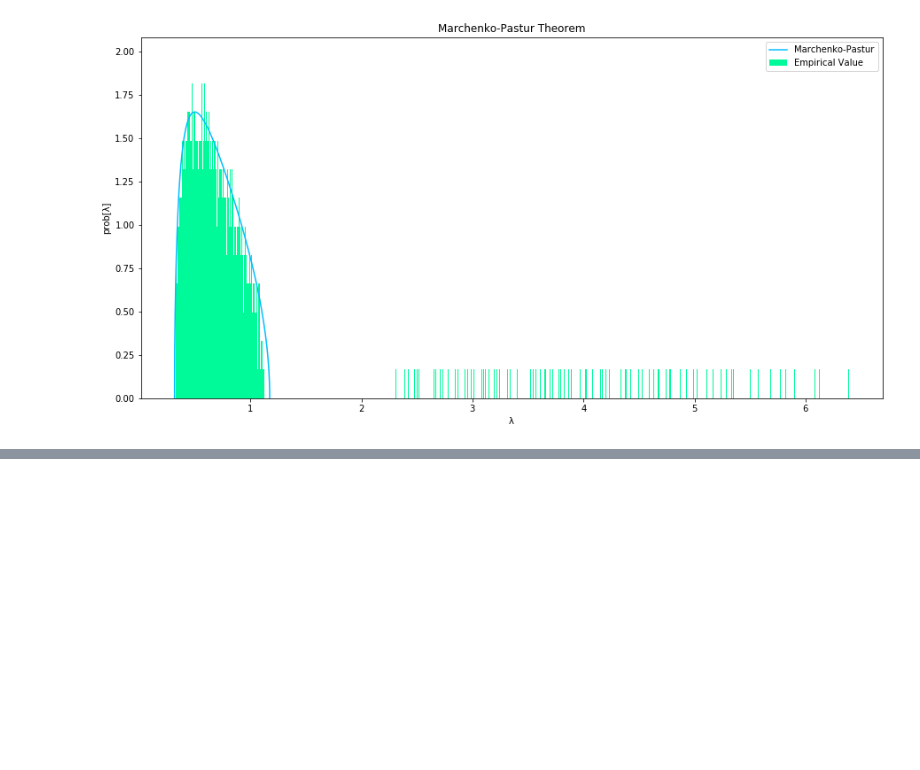
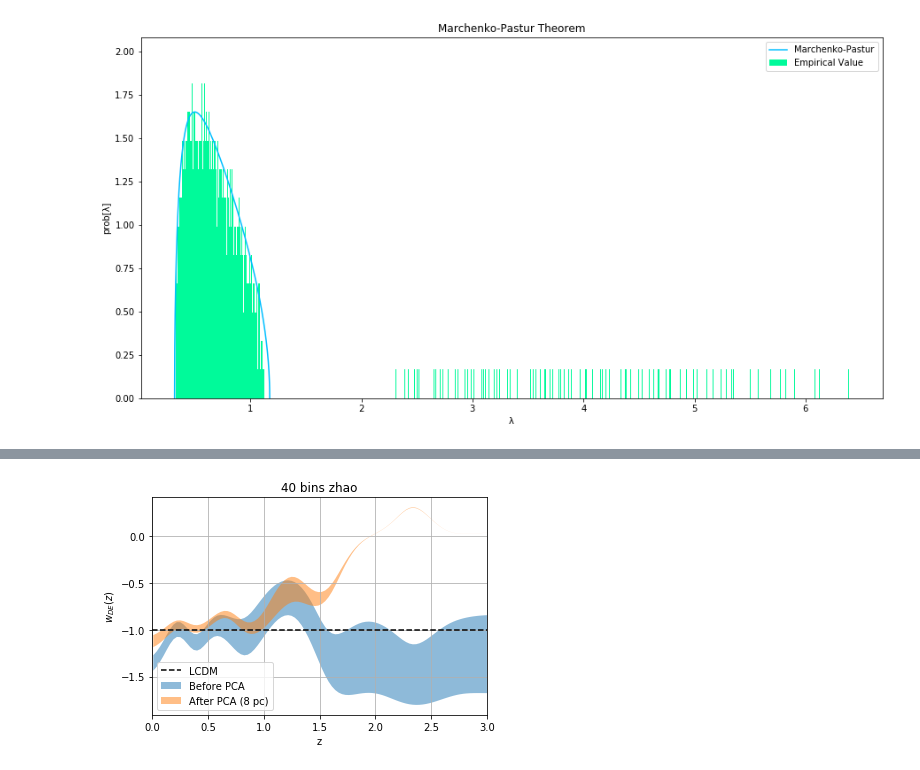
Before and after one commit to la-escamilla/codigos, a Jupyter notebook: Python3/Random_Matrices.ipynb, the cells around one changed output, grey strips where cells are left out. Drawn from its saved outputs; the diff is of its cells as text; code cells hidden in the pictures; blank space fills up the shorter version.

```diff
--- a/Python3/Random_Matrices.ipynb
+++ b/Python3/Random_Matrices.ipynb
@@ -344,0 +414,91 @@ ax.legend(loc="upper right")
+# %%
+import numpy as np
+import matplotlib.pyplot as plt
+from scipy.interpolate import interp1d
+
+n_pca = 8
+n_erase = 3
+type_graph = 'eos' # eos o rho
+
+file_root = u'C:\\Users\\52811\\cosas_python\\SimpleMC-master\\chains_zhao_new\\'
+#file_root += 'rho_tanh20_phy_rho_corr+Pantheon+CBAO+HD_nested_dynesty_multi_cov.txt'
+file_root += 'eos_tanh20_phy_eos_corr+Pantheon+CBAO+HD_nested_dynesty_multi_cov.txt'
+#file_root += 'eos_tanh40_phy_Pantheon+CBAO+HD_nested_dynesty_multi_cov.txt'
+
+
+#las primeras 3 instrucciones son para borrar los de los otros 3 elementos de la matriz de los params que no nos importan
+matriz_cov = np.loadtxt(file_root)
+matriz_cov = np.matrix(matriz_cov)
+matriz_cov = np.delete(np.delete(matriz_cov, range(n_erase),axis=1),range(n_erase),axis=0)
+
+error = np.sqrt(np.diag(matriz_cov))
+fisher = np.linalg.inv(matriz_cov)
+fish_eig = np.linalg.eig(fisher)
+
+#n_pca -= n_erase
+d = np.diag(fish_eig[0])
+w = np.transpose(fish_eig[1])
+wt = fish_eig[1]
+
+#pt = [0.963,1.00,1.167,0.327,-0.199,-0.062] #rho_tanh6
+#pt=[1.00, 0.906,1.021,0.649,0.9827,1.0031,0.7694,0.8574,0.9321,0.9531,0.8574,0.37493,0.22137,0.11638,-0.0045,-0.1894,-0.35155,-0.21086,-0.0903,0.01655,-0.01034] #rho_tanh20_rho_corr
+pt=[-1.4583,-0.4294,-1.6647,-0.6989,-0.9571,-1.3108,-0.847,-0.6128,-0.5404,-0.8275,-1.5287,-1.3872,-1.2528,-1.2669,-1.3894,-1.5686,-1.4572,-1.3201,-1.2627,-1.2591] #eos_tanh20_eos_corr
+#pt= [-1.5577,-0.3223,-1.7731,-0.6739,-0.8901,-1.5249,-0.7471,-0.6417,-0.5523,-0.7834,-1.6511,-1.2987,-1.2034,-1.2344,-1.3646,-1.6,-1.4456,-1.27,-1.2758,-1.2474] #eos_tanh20
+#pt =[-2.0966,-0.794,-0.5294,-0.7236,-1.434,-1.864,-0.9257,-0.6955,-0.7657,-1.2322,-1.4738,-1.3736,-1.2041,-1.0377,-0.9711,-0.9873,-0.9653,-0.9316,-1.0266,-1.2654,-1.5418,-1.7744,-1.6939,-1.7406,-1.7319,-1.7422,-1.7478,-1.7731,-1.7862,-1.8256,-1.8865,-1.886,-1.8654,-1.7989,-1.774,-1.7546,-1.7579,-1.7701,-1.7813,-1.7851]#eos_tanh40
+
+
+z = np.linspace(0.01,3.0,len(pt))
+pt = np.matrix(pt)
+p = np.transpose(pt)
+q = np.matmul(w,p)
+sigma_squared_q = 1/(np.diag(d))
+sigma_squared_q, q, w = zip(*sorted(zip(sigma_squared_q,q,w)))
+
+wz = w[0]*np.asscalar(q[0])
+for ii in range(n_pca-1):
+    wz += w[ii+1]*np.asscalar(q[ii+1])
+
+sigma_wz = (sigma_squared_q[0])*(np.array(w[0])[0]**2)
+for ii in range(n_pca-1):
+    sigma_wz += (sigma_squared_q[ii+1])*(np.array(w[ii+1])[0]**2)
+sigma_wz = sigma_wz**0.5
+
+def eos(z1,pt1):
+    w_i = pt1
+    z_i = np.linspace(0.01,3.0,len(w_i)+1)
+    def bines(w_2,w_1,z_2,z_1,eta):
+        return (w_2-w_1)*(1+np.tanh((z_2-z_1)/eta))/2
+    w=w_i[0]
+    for jj in range(len(w_i)-1):
+        w+=bines(w_i[jj+1],w_i[jj],z1,z_i[jj+1],0.15)
+    return w
+
+z = np.linspace(0.01,3.0,100)
+
+plt.rc('font', size=10)
+if type_graph=='rho':
+    plt.fill_between(z, 0.7*eos(z,np.array(pt)[0]-0.7*error**2), 0.7*eos(z,np.array(pt)[0]+0.7*error**2), alpha=0.5, antialiased=True)
+    plt.fill_between(z, 0.7*eos(z,np.array(wz)[0]-0.7*sigma_wz**2), 0.7*eos(z,np.array(wz)[0]+0.7*sigma_wz**2), alpha=0.5, antialiased=True)
+    plt.grid(axis = 'both')
+    plt.ylabel(r'$\rho_{DE}(z)/\rho_{c,0}$')
+elif type_graph=='eos':
+    plt.fill_between(z, eos(z,np.array(pt)[0]-error**2), eos(z,np.array(pt)[0]+error**2), alpha=0.5, antialiased=True)
+    plt.fill_between(z, eos(z,np.array(wz)[0]-sigma_wz**2), eos(z,np.array(wz)[0]+sigma_wz**2), alpha=0.5, antialiased=True)
+    plt.grid(axis = 'both')
+    plt.ylabel(r'$w_{DE}(z)$')
+plt.xlabel('z')
+
+z_lcdm = np.linspace(0,3,100)
+lcdm = np.empty(100)
+if type_graph=='eos':
+    lcdm.fill(-1)
+elif type_graph=='rho':
+    lcdm.fill(0.7)
+plt.plot(z_lcdm,lcdm, linestyle='--', color='k')
+
+plt.xlim(0.0,3.0)
+plt.legend(('LCDM','Before PCA','After PCA ('+str(n_pca)+' pc)'),loc='lower left')
+plt.title('40 bins zhao')
+plt.savefig('mppca_eos_20bins_zhao.pdf')
+# %% [output]
+[figure, added]
```
Also changed, not shown: parts of 13 cells of this notebook, 2 other files.
